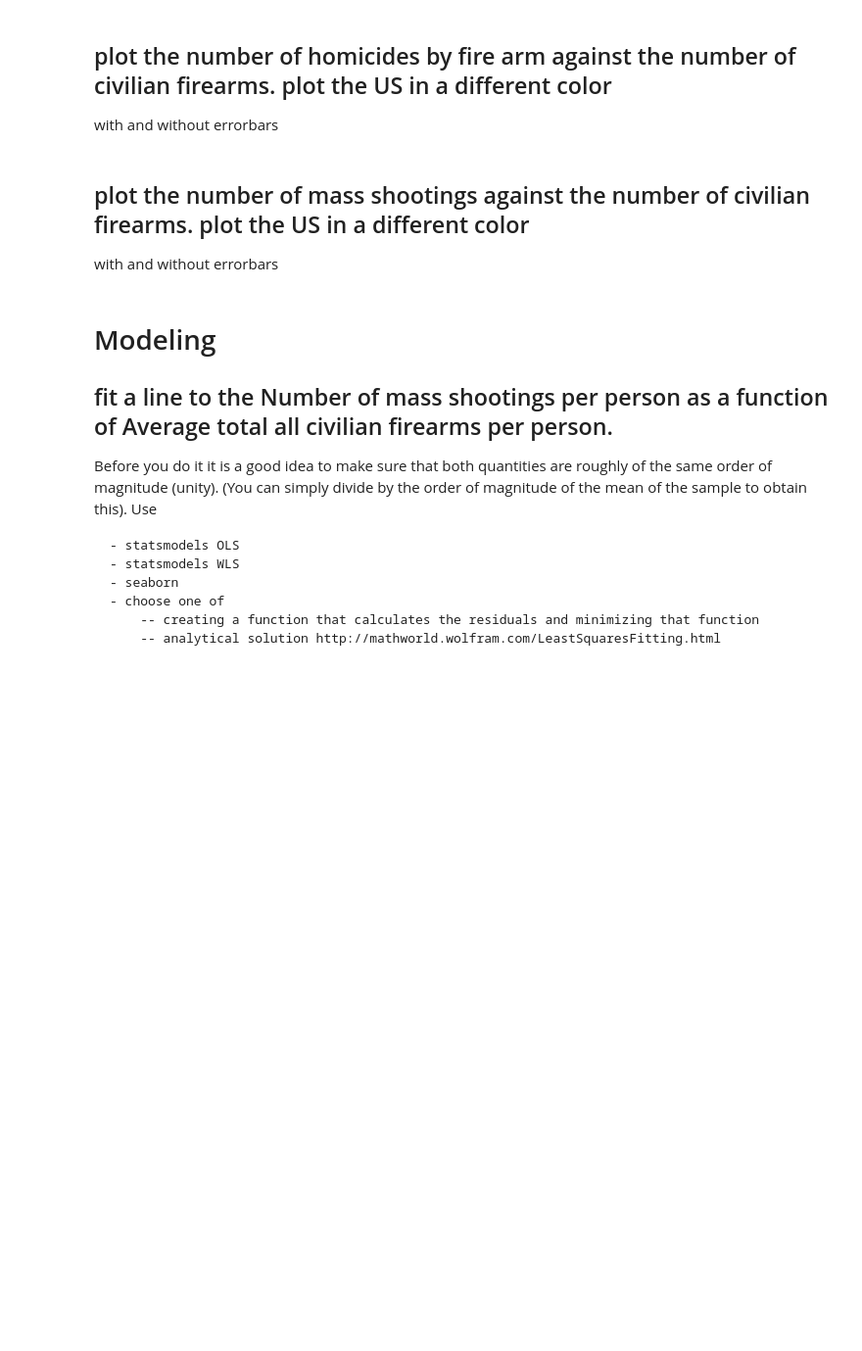
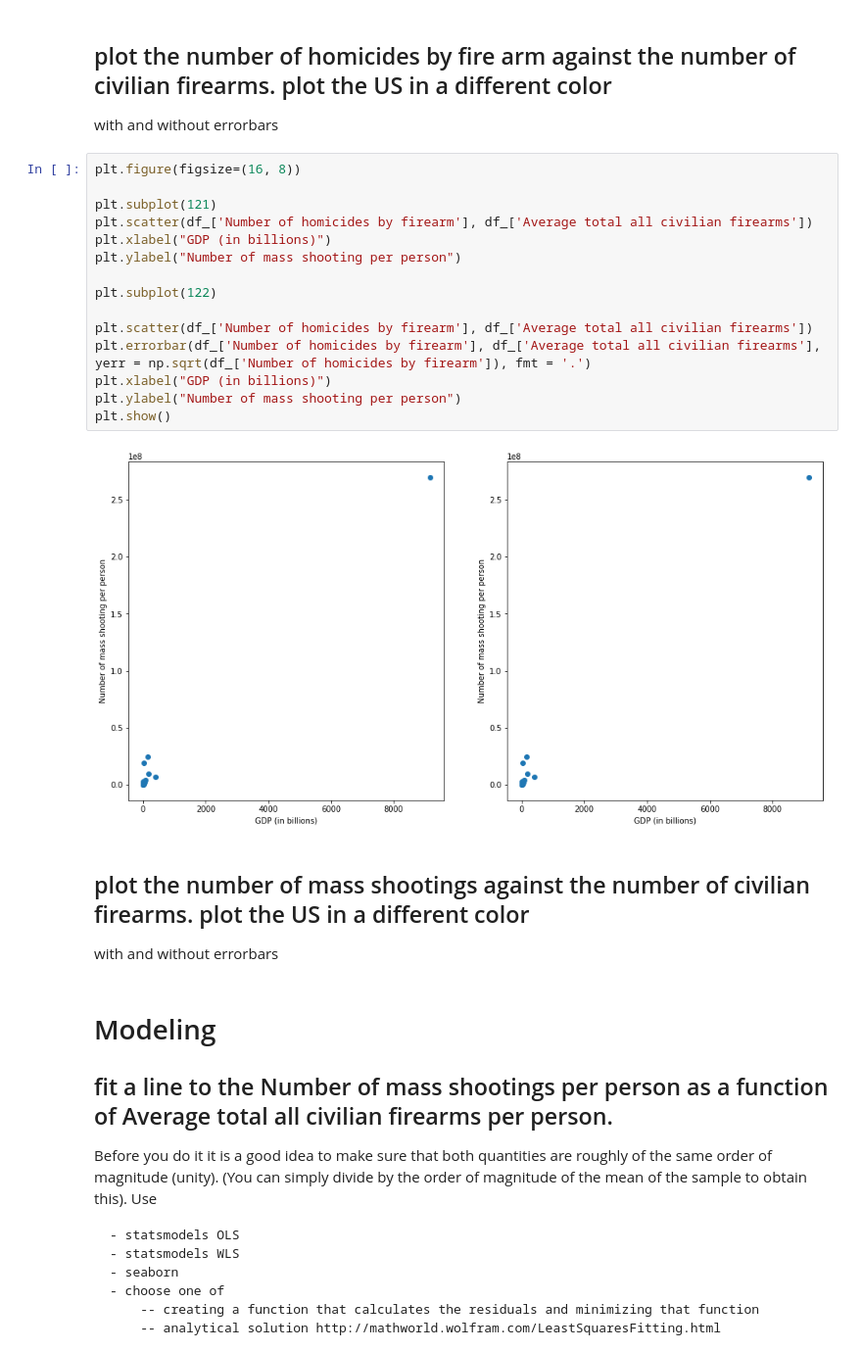
Before and after one commit to Shivam0712/PUI2018_skp454, a Jupyter notebook: HW9_skp454/HW9_Assignment3.ipynb, the cells around one changed output. Shown at 98% size. Drawn from its saved outputs; the diff is of its cells as text; blank space fills up the shorter version.

```diff
--- a/HW9_skp454/HW9_Assignment3.ipynb
+++ b/HW9_skp454/HW9_Assignment3.ipynb
@@ -107,6 +199,23 @@ ax.set_xlabel('homicides by firearm per 1000 people');
 # %% [markdown]
 ## plot the number of  homicides by fire arm against the number of civilian firearms. plot the  US in a different color
 with and without errorbars
+# %%
+plt.figure(figsize=(16, 8))
+
+plt.subplot(121)
+plt.scatter(df_['Number of homicides by firearm'], df_['Average total all civilian firearms'])
+plt.xlabel("GDP (in billions)")
+plt.ylabel("Number of mass shooting per person")
+
+plt.subplot(122)
+
+plt.scatter(df_['Number of homicides by firearm'], df_['Average total all civilian firearms'])
+plt.errorbar(df_['Number of homicides by firearm'], df_['Average total all civilian firearms'], yerr = np.sqrt(df_['Number of homicides by firearm']), fmt = '.')
+plt.xlabel("GDP (in billions)")
+plt.ylabel("Number of mass shooting per person")
+plt.show()
+# %% [output]
+[figure, added]
 # %% [markdown]
 ## plot the number of  mass shootings against the number of civilian firearms. plot the  US in a different color
 with and without errorbars
```
Also changed, not shown: parts of 13 cells of this notebook, 2 other files.
